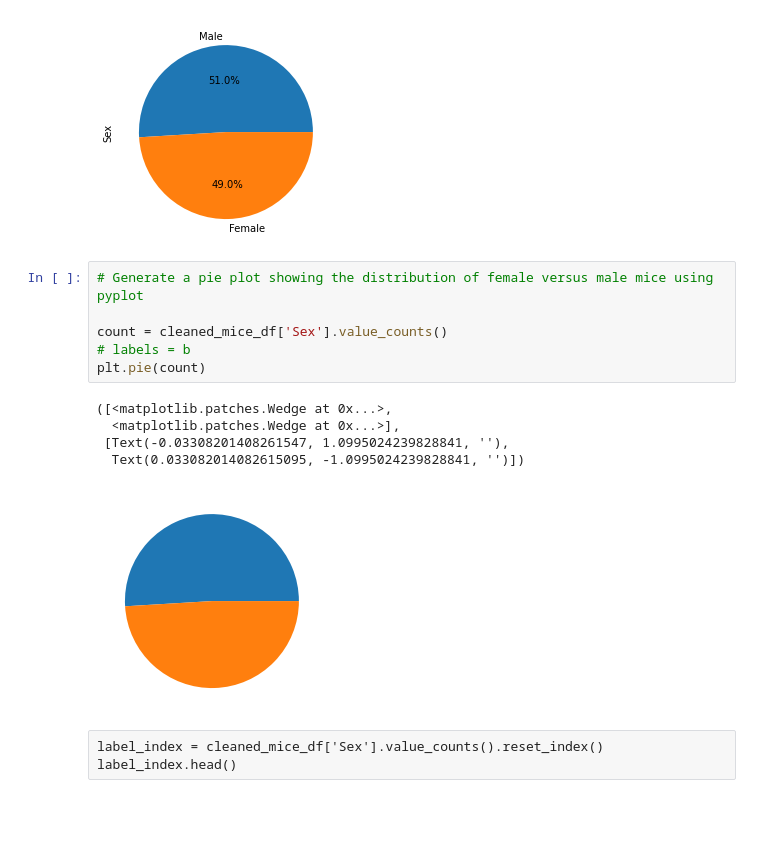
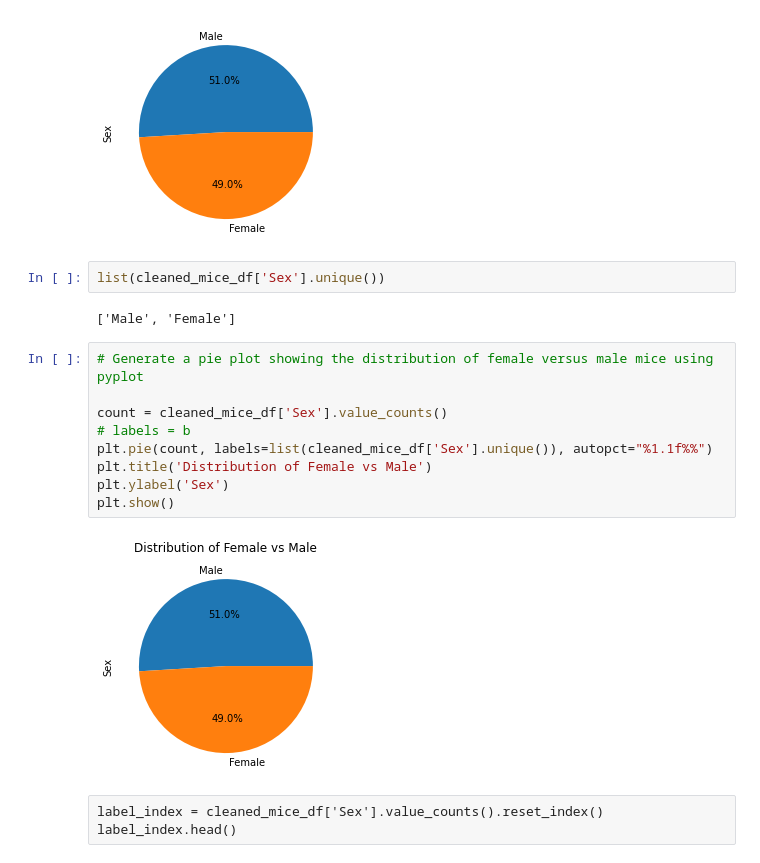
Before and after one commit to g8r1fl/matplotlib-challege, a Jupyter notebook: Pymaceuticals/pymaceuticals_starter.ipynb, the cells around one changed output. Drawn from its saved outputs; the diff is of its cells as text; blank space fills up the shorter version.

```diff
--- a/Pymaceuticals/pymaceuticals_starter.ipynb
+++ b/Pymaceuticals/pymaceuticals_starter.ipynb
@@ -290,18 +290,21 @@ count.plot(kind="pie", autopct="%1.1f%%")
 plt.show()
 # %% [output]
 [figure]
+# %%
+list(cleaned_mice_df['Sex'].unique())
+# %% [output]
+['Male', 'Female']
 # %%
 # Generate a pie plot showing the distribution of female versus male mice using pyplot
 
 count = cleaned_mice_df['Sex'].value_counts()
 # labels = b
-plt.pie(count)
+plt.pie(count, labels=list(cleaned_mice_df['Sex'].unique()), autopct="%1.1f%%")
+plt.title('Distribution of Female vs Male')
+plt.ylabel('Sex')
+plt.show()
 # %% [output]
-([<matplotlib.patches.Wedge at 0x...>,
-  <matplotlib.patches.Wedge at 0x...>],
- [Text(-0.03308201408261547, 1.0995024239828841, ''),
-  Text(0.033082014082615095, -1.0995024239828841, '')])
-[figure, old version]
+[figure, new version]
 # %% [raw]
 label_index = cleaned_mice_df['Sex'].value_counts().reset_index()
 label_index.head()
```
Also changed, not shown: parts of 7 cells of this notebook, 2 other files.
